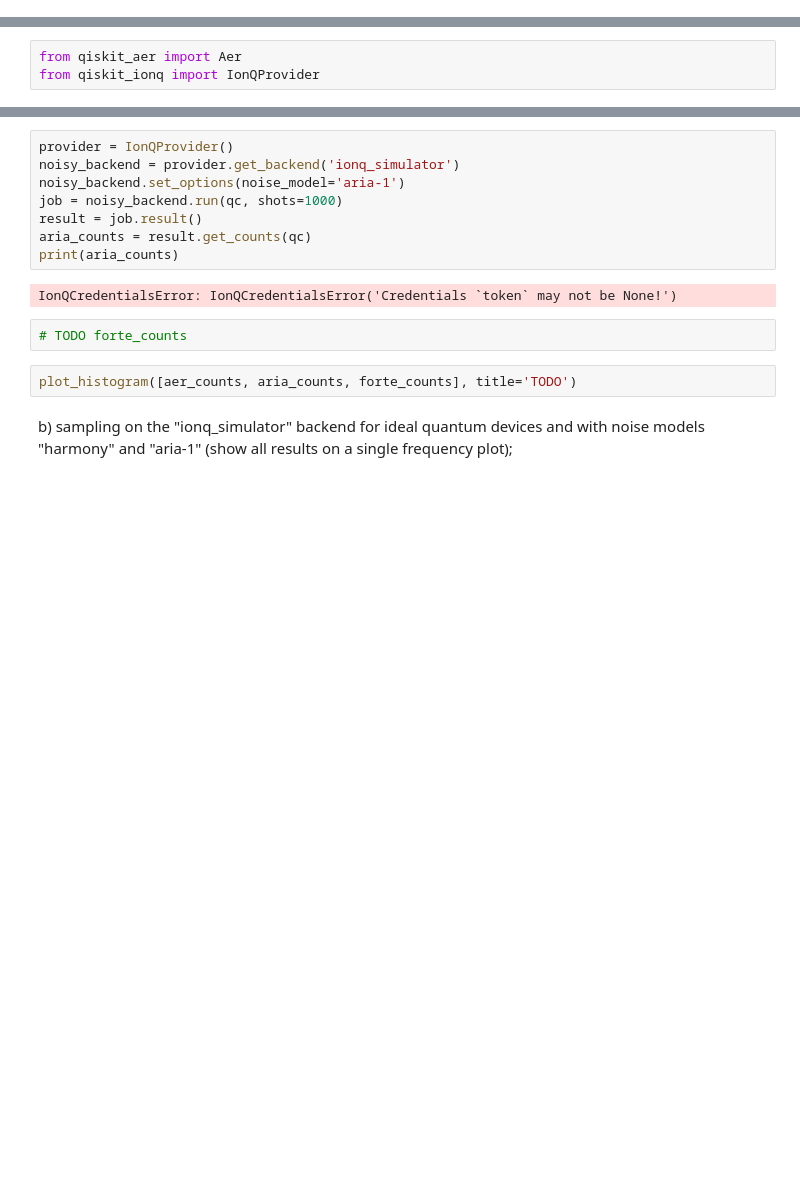
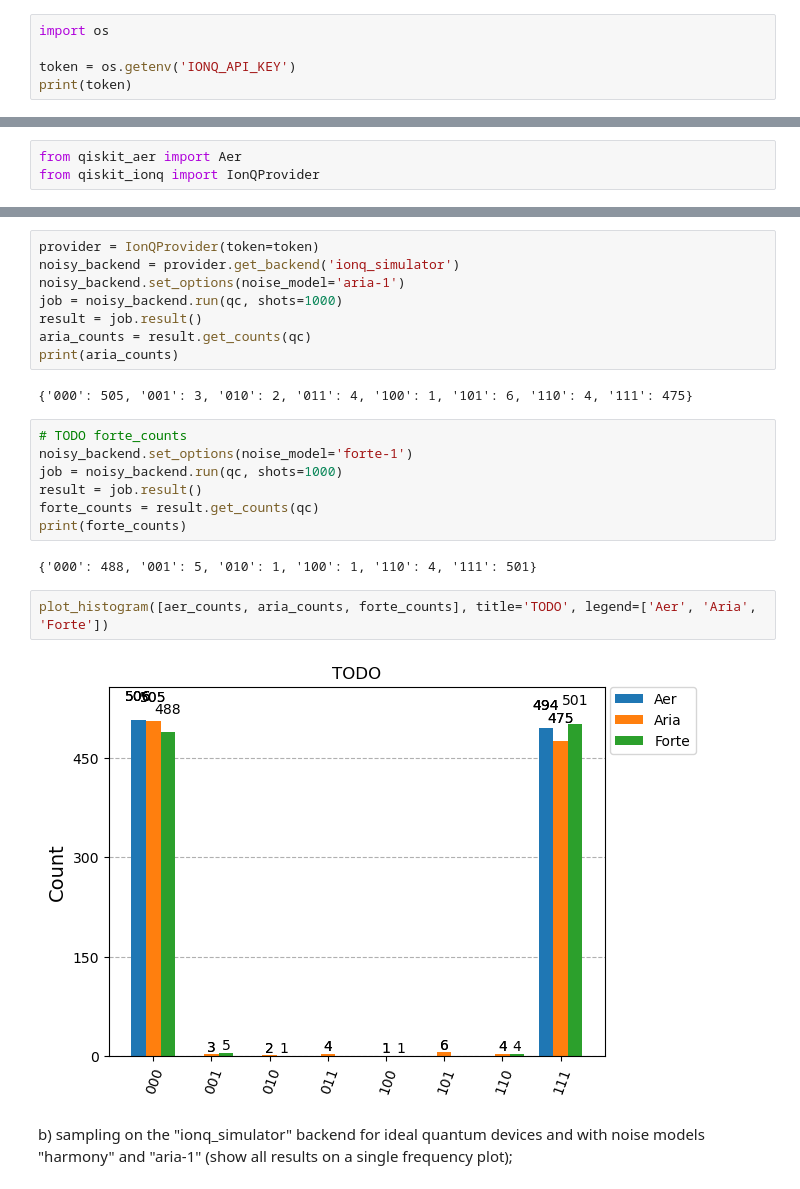
Before and after one commit to elijahkin/amsc698k, a Jupyter notebook: hw3/hw3.ipynb, the cells around one changed output, grey strips where cells are left out. Cells and saved outputs as stored; diff of their text form; blank space fills up the shorter version.

Commit message:
added IONQ Token

```diff
--- a/hw3/hw3.ipynb
+++ b/hw3/hw3.ipynb
@@ -11,0 +12,5 @@ print(qiskit.__version__)
+# %%
+import os
+
+token = os.getenv('IONQ_API_KEY')
+print(token)
@@ -40,5 +47,5 @@ print(aer_counts)
 # %%
-provider = IonQProvider()
+provider = IonQProvider(token=token)
 noisy_backend = provider.get_backend('ionq_simulator')
 noisy_backend.set_options(noise_model='aria-1')
 job = noisy_backend.run(qc, shots=1000)
@@ -46,11 +53,20 @@ result = job.result()
 aria_counts = result.get_counts(qc)
 print(aria_counts)
 # %% [output]
-IonQCredentialsError: IonQCredentialsError('Credentials `token` may not be None!')
+{'000': 505, '001': 3, '010': 2, '011': 4, '100': 1, '101': 6, '110': 4, '111': 475}
-# %%
-# TODO forte_counts
+# %%
+# TODO forte_counts
+noisy_backend.set_options(noise_model='forte-1')
+job = noisy_backend.run(qc, shots=1000)
+result = job.result()
+forte_counts = result.get_counts(qc)
+print(forte_counts)
+# %% [output]
+{'000': 488, '001': 5, '010': 1, '100': 1, '110': 4, '111': 501}
 # %%
-plot_histogram([aer_counts, aria_counts, forte_counts], title='TODO')
+plot_histogram([aer_counts, aria_counts, forte_counts], title='TODO', legend=['Aer', 'Aria', 'Forte'])
+# %% [output]
+[figure, added]
 # %% [markdown]
 b) sampling on the "ionq_simulator" backend for ideal quantum devices and with noise models "harmony" and "aria-1" (show all results on a single frequency plot);
 # %%
```
Also changed, not shown: parts of 3 cells of this notebook.
